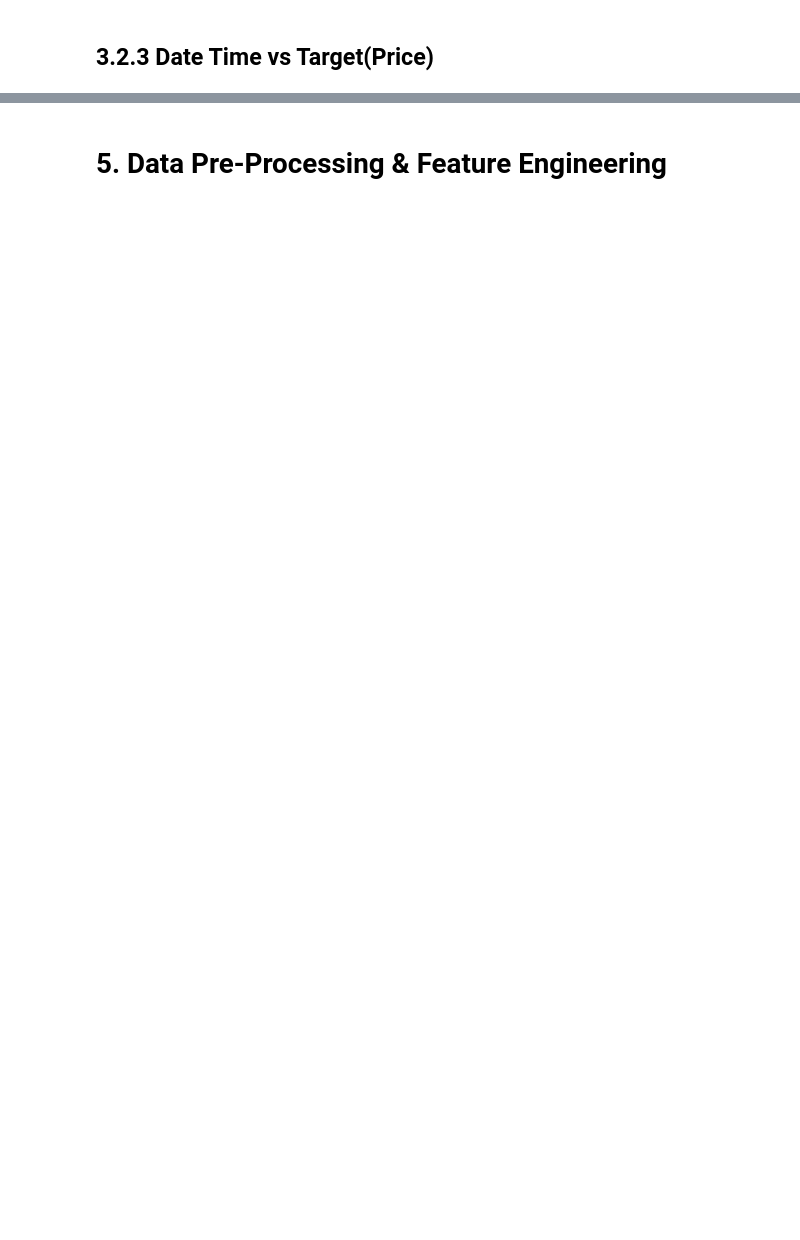
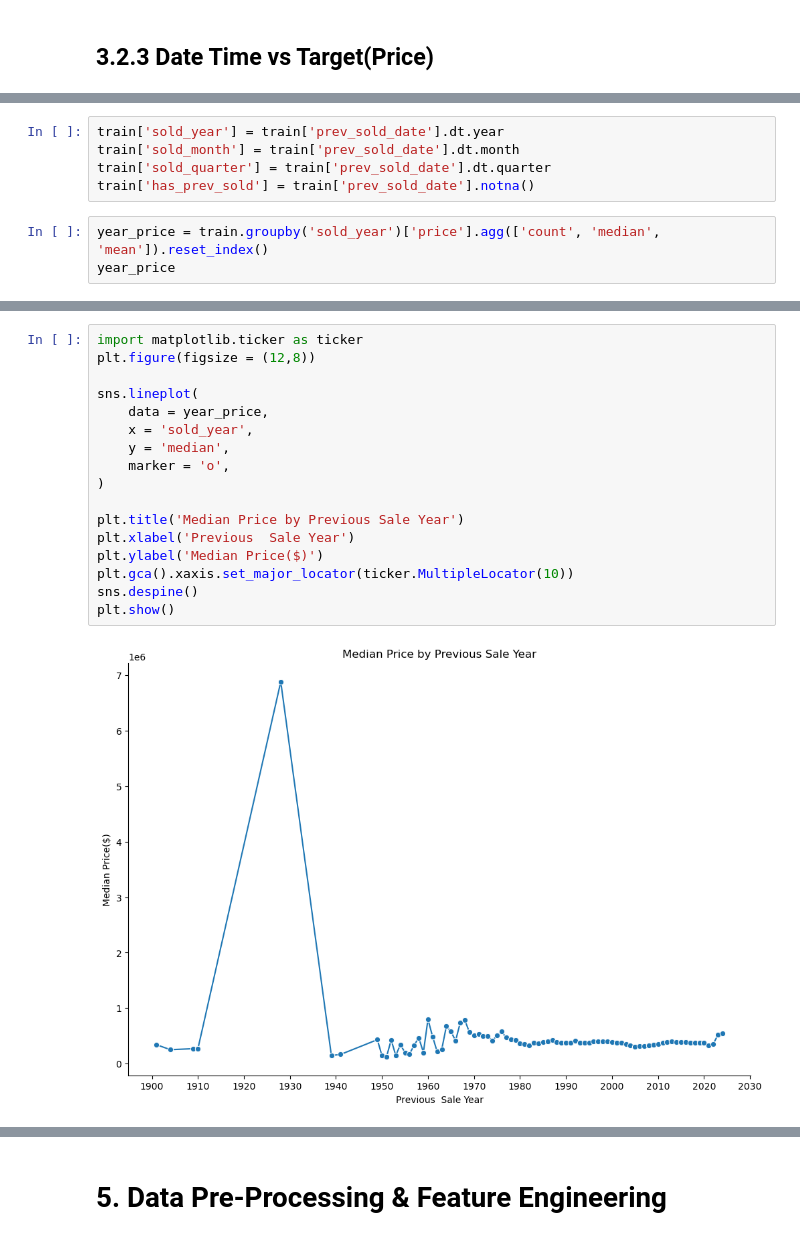
Before and after one commit to Kartika-Nidhi/DS_Projects, a Jupyter notebook: USARealEstatePricePrediction.ipynb, the cells around one changed output, grey strips where cells are left out. Saved outputs shown, nothing was run; the diff lists cells and outputs as text; blank space fills up the shorter version.

Commit message:
date time bivariate 1/4 completed

```diff
--- a/USARealEstatePricePrediction.ipynb
+++ b/USARealEstatePricePrediction.ipynb
@@ -1011,0 +1010,8 @@ Ready to build properties have comparatively high median price.
+# %%
+train['sold_year'] = train['prev_sold_date'].dt.year
+train['sold_month'] = train['prev_sold_date'].dt.month
+train['sold_quarter'] = train['prev_sold_date'].dt.quarter
+train['has_prev_sold'] = train['prev_sold_date'].notna()
+# %%
+year_price = train.groupby('sold_year')['price'].agg(['count', 'median', 'mean']).reset_index()
+year_price
@@ -1012,3 +1032,22 @@ Ready to build properties have comparatively high median price.
+# %%
+import matplotlib.ticker as ticker
+plt.figure(figsize = (12,8))
+
+sns.lineplot(
+    data = year_price,
+    x = 'sold_year',
+    y = 'median',
+    marker = 'o',
+)
+
+plt.title('Median Price by Previous Sale Year')
+plt.xlabel('Previous  Sale Year')
+plt.ylabel('Median Price($)')
+plt.gca().xaxis.set_major_locator(ticker.MultipleLocator(10))
+sns.despine()
+plt.show()
+# %% [output]
+[figure, added]
 # %% [markdown]
 <div>
 # %% [markdown]
```
Also changed, not shown: parts of 2 cells of this notebook.
